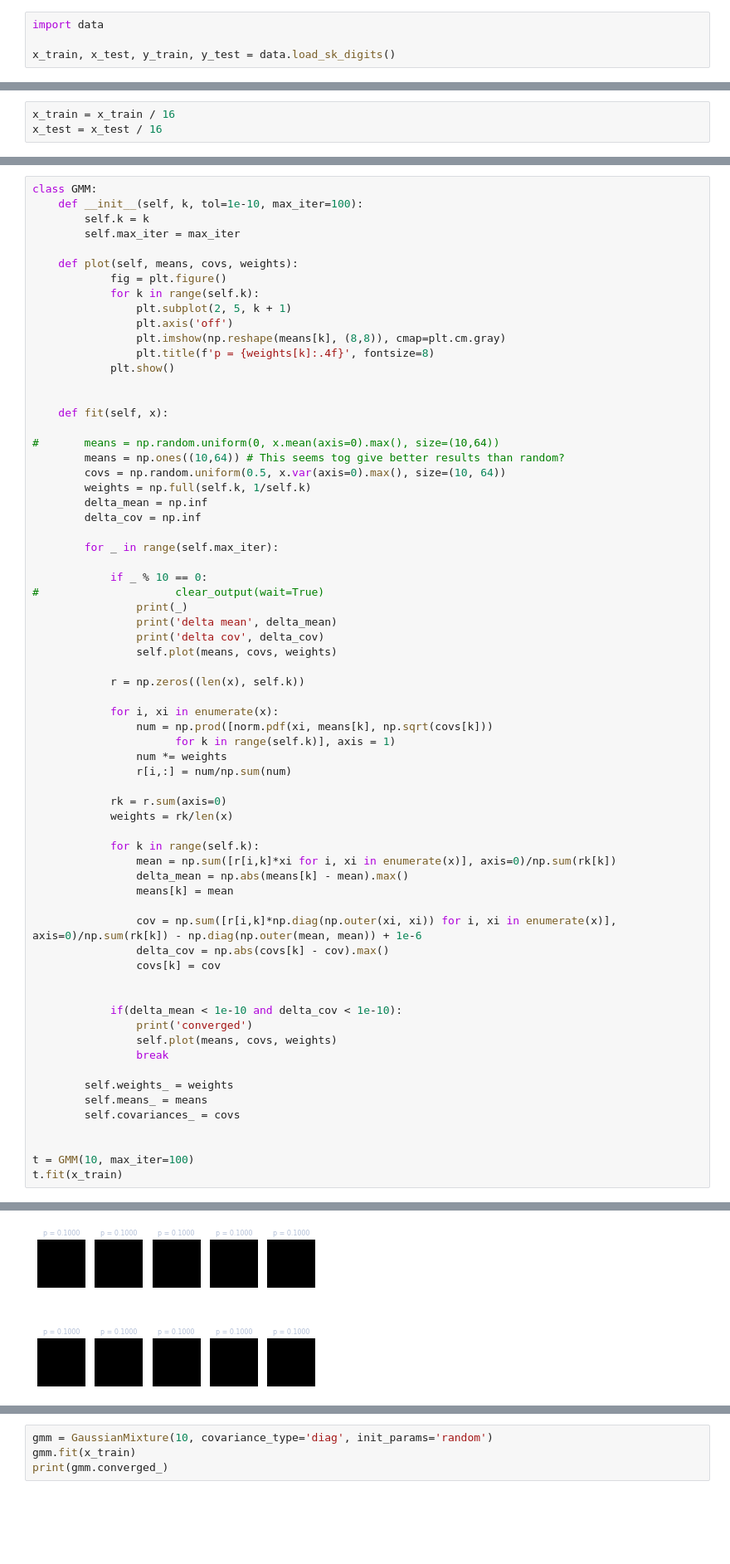
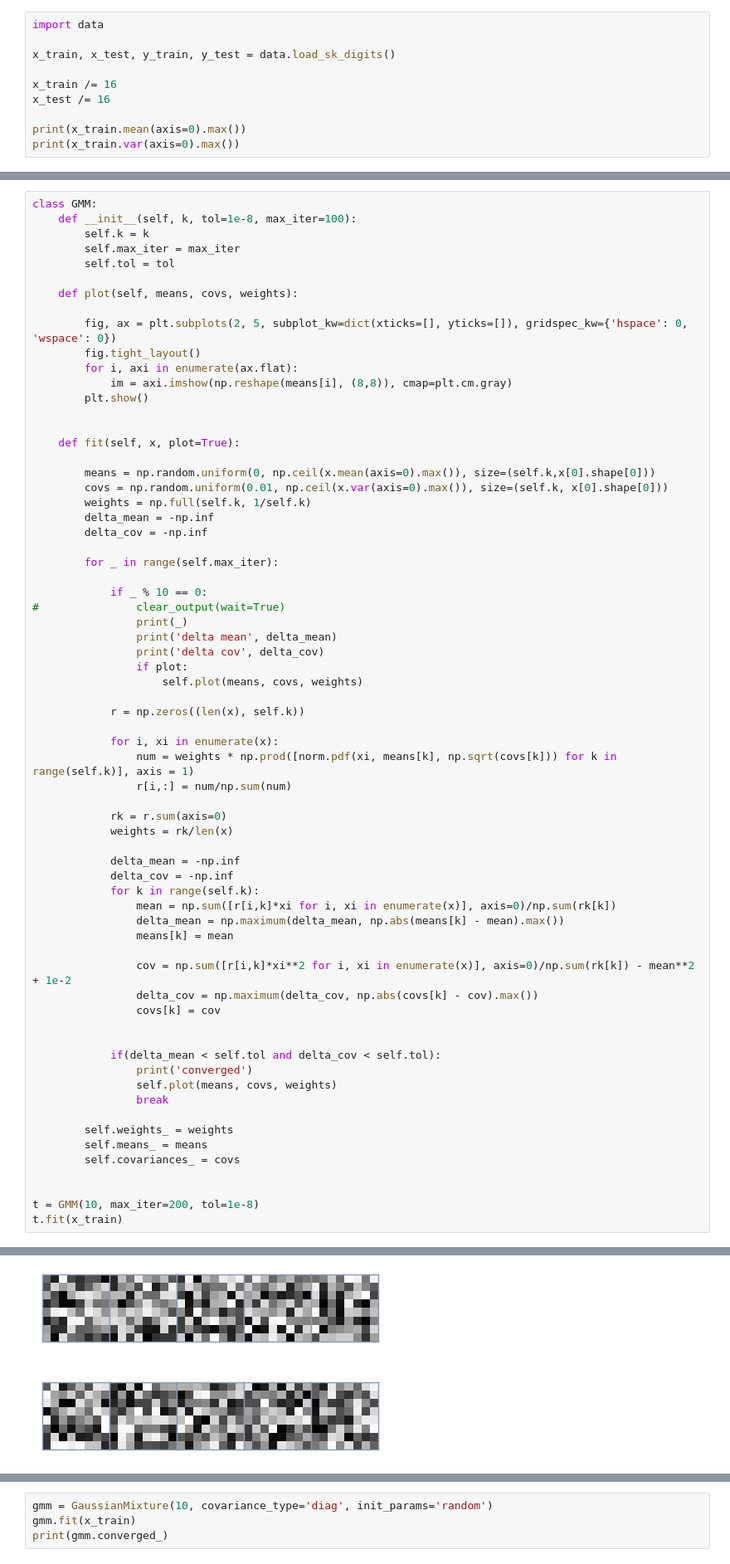
Before and after one commit to Digletto/EDAN95, a Jupyter notebook: lab6/Untitled.ipynb, the cells around one changed output, grey strips where cells are left out. Shown at 83% size. Cells and saved outputs as stored; diff of their text form; blank space fills up the shorter version.

```diff
--- a/lab6/Untitled.ipynb
+++ b/lab6/Untitled.ipynb
@@ -15,3 +13,9 @@ import pandas as pd
 import data
 
 x_train, x_test, y_train, y_test = data.load_sk_digits()
+
+x_train /= 16
+x_test /= 16
+
+print(x_train.mean(axis=0).max())
+print(x_train.var(axis=0).max())
@@ -18,3 +24,0 @@ x_train, x_test, y_train, y_test = data.load_sk_digits()
-# %%
-x_train = x_train / 16
-x_test = x_test / 16
@@ -36,59 +25,59 @@ array([[14.80078125,  8.6796875 , 11.65234375, ..., 11.0390625 ,
 # %%
 class GMM:
-    def __init__(self, k, tol=1e-10, max_iter=100):
+    def __init__(self, k, tol=1e-8, max_iter=100):
         self.k = k
         self.max_iter = max_iter
+        self.tol = tol
 
     def plot(self, means, covs, weights):
-            fig = plt.figure()
-            for k in range(self.k):
-                plt.subplot(2, 5, k + 1)
-                plt.axis('off')
-                plt.imshow(np.reshape(means[k], (8,8)), cmap=plt.cm.gray)
-                plt.title(f'p = {weights[k]:.4f}', fontsize=8)
-            plt.show()
+
+        fig, ax = plt.subplots(2, 5, subplot_kw=dict(xticks=[], yticks=[]), gridspec_kw={'hspace': 0, 'wspace': 0})
+        fig.tight_layout()
+        for i, axi in enumerate(ax.flat):
+            im = axi.imshow(np.reshape(means[i], (8,8)), cmap=plt.cm.gray)
+        plt.show()
 
 
-    def fit(self, x):
+    def fit(self, x, plot=True):
 
-#       means = np.random.uniform(0, x.mean(axis=0).max(), size=(10,64))
-        means = np.ones((10,64)) # This seems tog give better results than random?
-        covs = np.random.uniform(0.5, x.var(axis=0).max(), size=(10, 64))
+        means = np.random.uniform(0, np.ceil(x.mean(axis=0).max()), size=(self.k,x[0].shape[0]))
+        covs = np.random.uniform(0.01, np.ceil(x.var(axis=0).max()), size=(self.k, x[0].shape[0]))
         weights = np.full(self.k, 1/self.k)
-        delta_mean = np.inf
-        delta_cov = np.inf
+        delta_mean = -np.inf
+        delta_cov = -np.inf
 
         for _ in range(self.max_iter):
 
             if _ % 10 == 0:
-#                     clear_output(wait=True)
+#               clear_output(wait=True)
                 print(_)
                 print('delta mean', delta_mean)
                 print('delta cov', delta_cov)
-                self.plot(means, covs, weights)
+                if plot:
+                    self.plot(means, covs, weights)
 
             r = np.zeros((len(x), self.k))
 
             for i, xi in enumerate(x):
-                num = np.prod([norm.pdf(xi, means[k], np.sqrt(covs[k]))
-                      for k in range(self.k)], axis = 1)
-                num *= weights
+                num = weights * np.prod([norm.pdf(xi, means[k], np.sqrt(covs[k])) for k in range(self.k)], axis = 1)
                 r[i,:] = num/np.sum(num)
 
             rk = r.sum(axis=0)
             weights = rk/len(x)
 
+            delta_mean = -np.inf
+            delta_cov = -np.inf
             for k in range(self.k):
                 mean = np.sum([r[i,k]*xi for i, xi in enumerate(x)], axis=0)/np.sum(rk[k])
-                delta_mean = np.abs(means[k] - mean).max()
+                delta_mean = np.maximum(delta_mean, np.abs(means[k] - mean).max())
                 means[k] = mean
 
-                cov = np.sum([r[i,k]*np.diag(np.outer(xi, xi)) for i, xi in enumerate(x)], axis=0)/np.sum(rk[k]) - np.diag(np.outer(mean, mean)) + 1e-6
-                delta_cov = np.abs(covs[k] - cov).max()
+                cov = np.sum([r[i,k]*xi**2 for i, xi in enumerate(x)], axis=0)/np.sum(rk[k]) - mean**2 + 1e-2
+                delta_cov = np.maximum(delta_cov, np.abs(covs[k] - cov).max())
                 covs[k] = cov
 
 
-            if(delta_mean < 1e-10 and delta_cov < 1e-10):
+            if(delta_mean < self.tol and delta_cov < self.tol):
                 print('converged')
                 self.plot(means, covs, weights)
                 break
@@ -98,7 +87,7 @@ class GMM:
         self.covariances_ = covs
 
 
-t = GMM(10, max_iter=100)
+t = GMM(10, max_iter=200, tol=1e-8)
 t.fit(x_train)
 # %% [output]
 0
@@ -107,2 +96,2 @@ delta cov inf
-[figure, old version]
+[figure, new version]
 10
```
Also changed, not shown: parts of 18 cells of this notebook.
